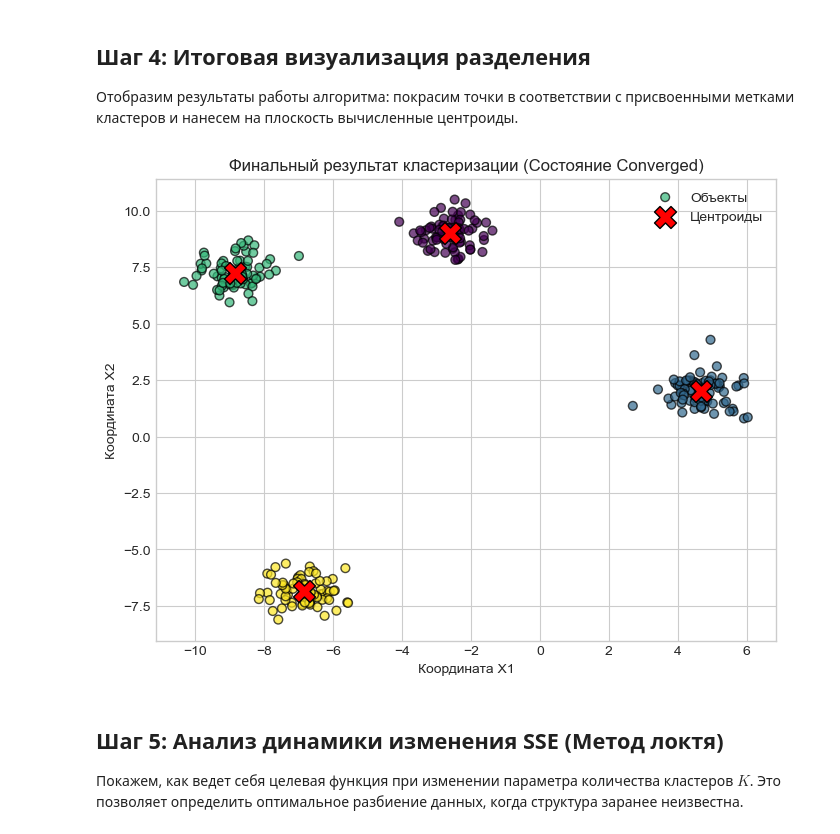
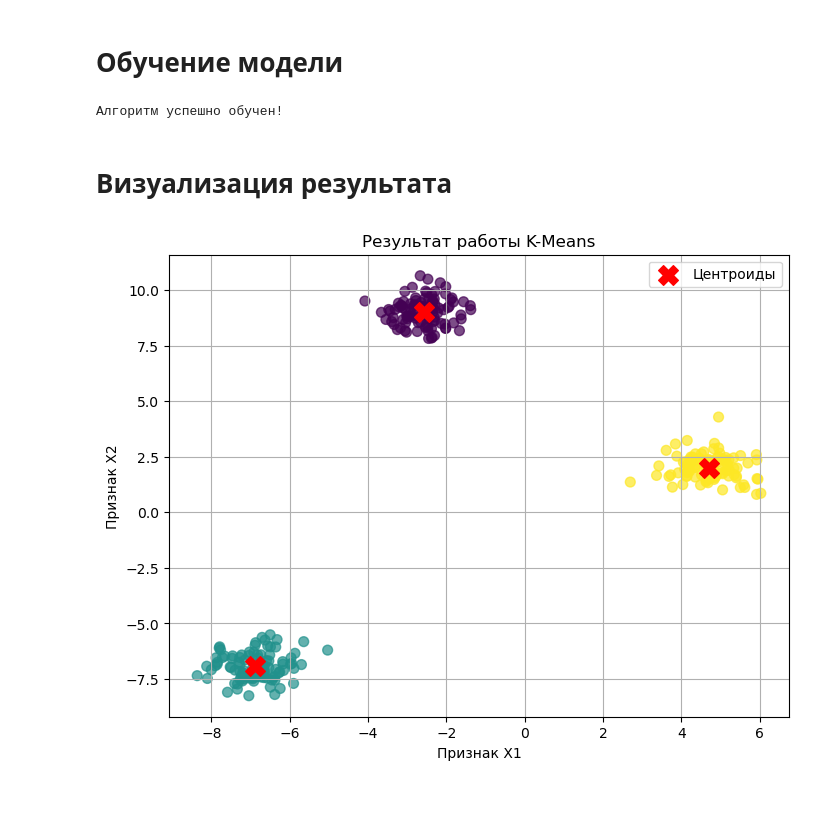
Before and after one commit to umedmukhitdinov/K-Means, a Jupyter notebook: K-MeansJupyterNoteBook.ipynb, the cells around one changed output. Saved outputs shown, nothing was run; the diff lists cells and outputs as text; code cells hidden in the pictures; blank space fills up the shorter version.

```diff
--- a/K-MeansJupyterNoteBook.ipynb
+++ b/K-MeansJupyterNoteBook.ipynb
@@ -123,22 +36,45 @@ plt.show()
-# %% [markdown]
-## Шаг 4: Итоговая визуализация разделения
-Отобразим результаты работы алгоритма: покрасим точки в соответствии с присвоенными метками кластеров и нанесем на плоскость вычисленные центроиды.
+# %% [markdown]
+# Обучение модели
+# %%
+# 2. Создаем модель K-Means. Мы хотим найти именно 3 кластера.
+kmeans = KMeans(n_clusters=3, random_state=42)
+
+# Обучаем алгоритм на наших данных
+kmeans.fit(X)
+
+# Получаем предсказанные метки (какая точка к какому кластеру теперь относится)
+labels = kmeans.labels_
+
+# Получаем финальные координаты центроидов
+centroids = kmeans.cluster_centers_
+
+print("Алгоритм успешно обучен!")
+# %% [output]
+Алгоритм успешно обучен!
+# %% [markdown]
+# Визуализация результата
 # %%
+# 3. Визуализируем то, как алгоритм разделил точки
 plt.figure(figsize=(8, 6))
 
-# Отрисовка точек с цветовой кодировкой кластеров
-plt.scatter(X[:, 0], X[:, 1], c=labels, s=40, cmap='viridis', alpha=0.7, edgecolors='black', label='Объекты')
+# Рисуем точки, раскрашивая их в зависимости от присвоенного кластера
+plt.scatter(X[:, 0], X[:, 1], c=labels, s=50, cmap="viridis", alpha=0.7)
 
-# Отрисовка центроидов кластеров (выделены крупными красными маркерами)
-plt.scatter(centroids[:, 0], centroids[:, 1], c='red', s=250, marker='X', edgecolors='black', label='Центроиды')
+# Рисуем центроиды (красные крестики)
+plt.scatter(
+    centroids[:, 0],
+    centroids[:, 1],
+    c="red",
+    marker="X",
+    s=200,
+    label="Центроиды",
+)
 
-plt.title("Финальный результат кластеризации (Состояние Converged)", fontsize=12)
-plt.xlabel("Координата X1")
-plt.ylabel("Координата X2")
-plt.legend(loc='best')
+plt.title("Результат работы K-Means")
+plt.xlabel("Признак X1")
+plt.ylabel("Признак X2")
+plt.legend()
+plt.grid(True)
 plt.show()
 # %% [output]
-[figure, old version]
+[figure, new version]
-# %% [markdown]
-## Шаг 5: Анализ динамики изменения SSE (Метод локтя)
-Покажем, как ведет себя целевая функция при изменении параметра количества кластеров $K$. Это позволяет определить оптимальное разбиение данных, когда структура заранее неизвестна.
```
Also changed, not shown: parts of 13 cells of this notebook.
